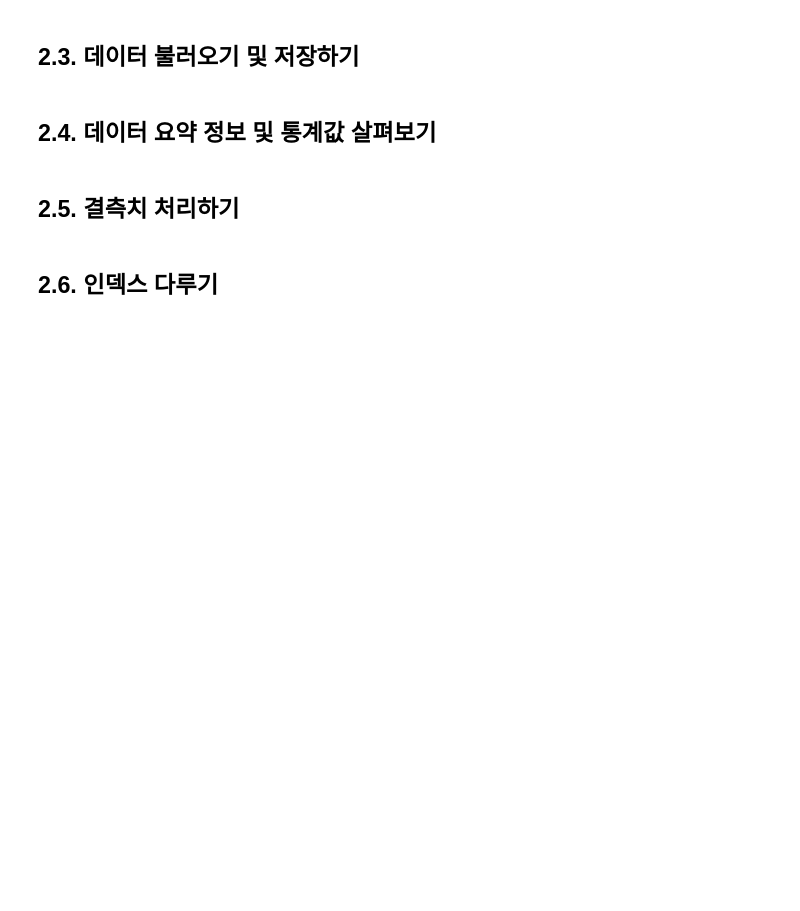
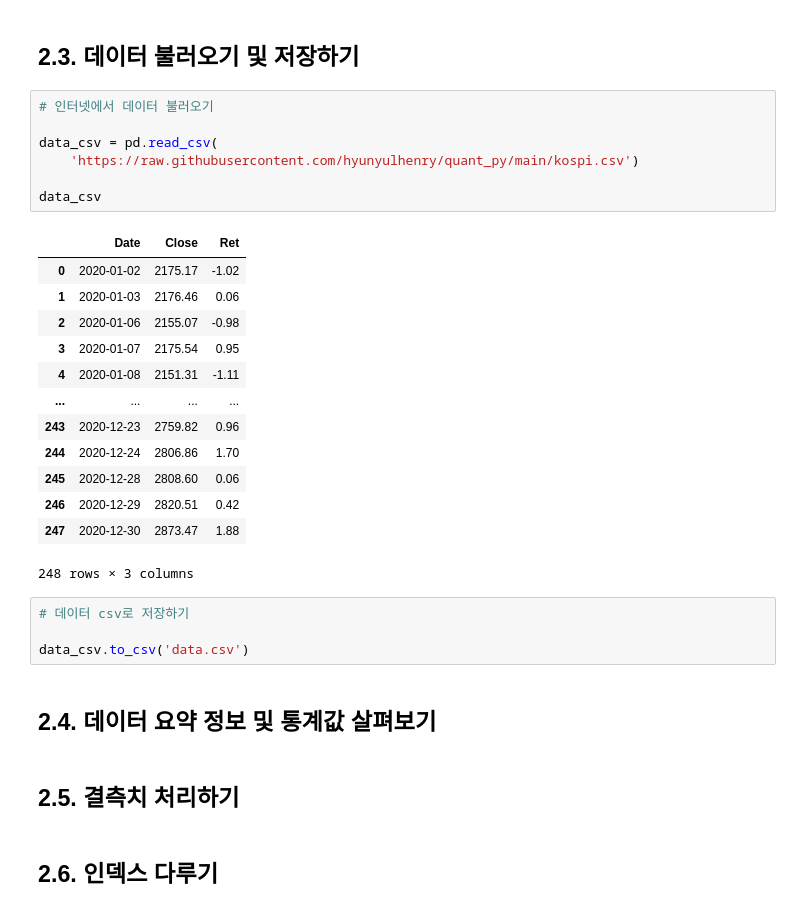
Before and after one commit to dbtmd324/Python_Investment_Portfolio, a Jupyter notebook: 2. 데이터 분석 복습.ipynb, the cells around one changed output. Cells and saved outputs as stored; diff of their text form; blank space fills up the shorter version.

Commit message:
데이터 불러오기 시작

```diff
--- a/2. 데이터 분석 복습.ipynb
+++ b/2. 데이터 분석 복습.ipynb
@@ -111,5 +308,30 @@ df2
 # %% [markdown]
 ## 2.3. 데이터 불러오기 및 저장하기
+# %%
+# 인터넷에서 데이터 불러오기
+
+data_csv = pd.read_csv(
+    'https://raw.githubusercontent.com/hyunyulhenry/quant_py/main/kospi.csv')
+
+data_csv
+# %% [output]
+|  | Date | Close | Ret |
+| 0 | 2020-01-02 | 2175.17 | -1.02 |
+| 1 | 2020-01-03 | 2176.46 | 0.06 |
+| 2 | 2020-01-06 | 2155.07 | -0.98 |
+| 3 | 2020-01-07 | 2175.54 | 0.95 |
+| 4 | 2020-01-08 | 2151.31 | -1.11 |
+| ... | ... | ... | ... |
+| 243 | 2020-12-23 | 2759.82 | 0.96 |
+| 244 | 2020-12-24 | 2806.86 | 1.70 |
+| 245 | 2020-12-28 | 2808.60 | 0.06 |
+| 246 | 2020-12-29 | 2820.51 | 0.42 |
+| 247 | 2020-12-30 | 2873.47 | 1.88 |
+248 rows × 3 columns
+# %%
+# 데이터 csv로 저장하기
+
+data_csv.to_csv('data.csv')
 # %% [markdown]
 ## 2.4. 데이터 요약 정보 및 통계값 살펴보기
 # %% [markdown]
```
Also changed, not shown: parts of 25 cells of this notebook, 1 other file.
